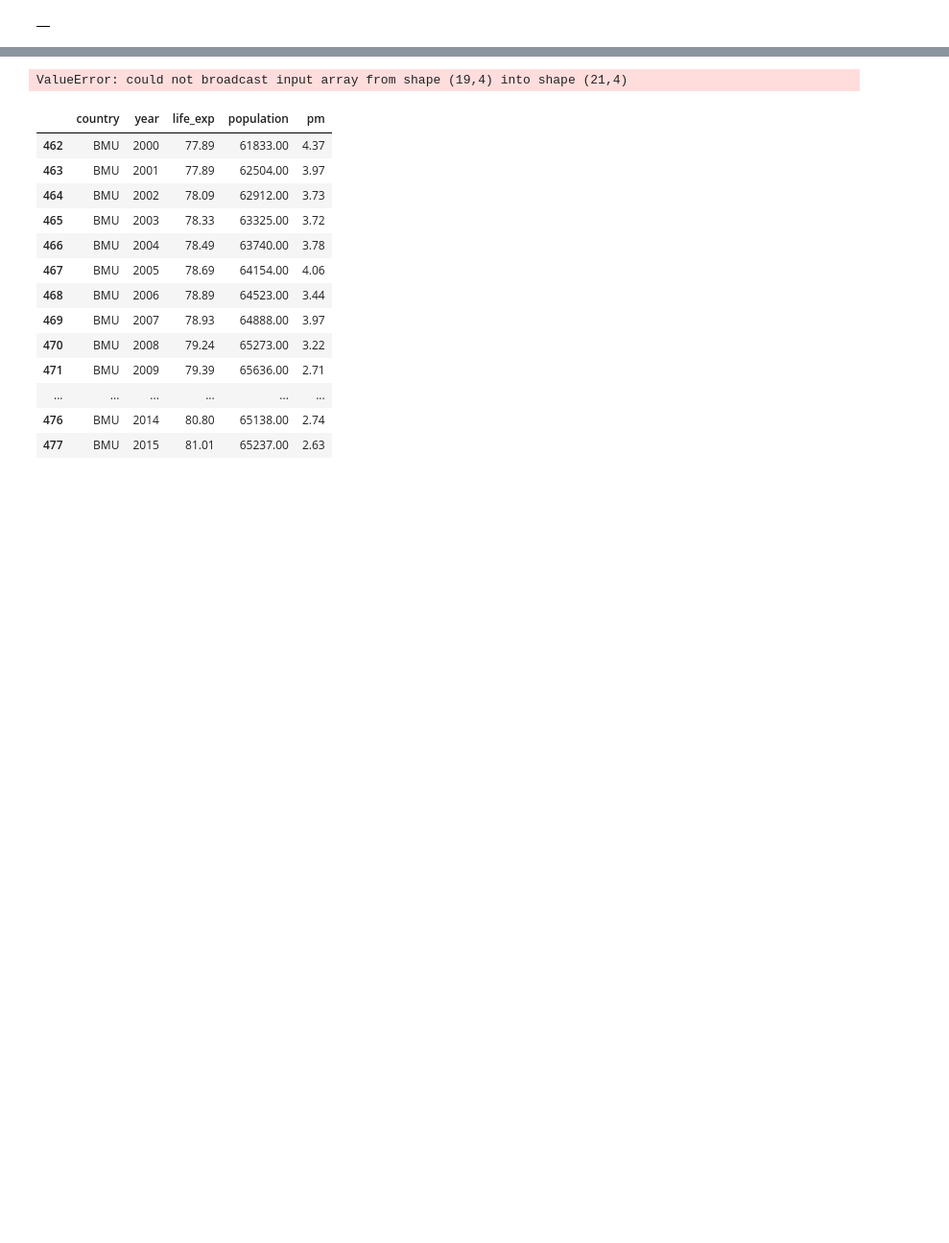
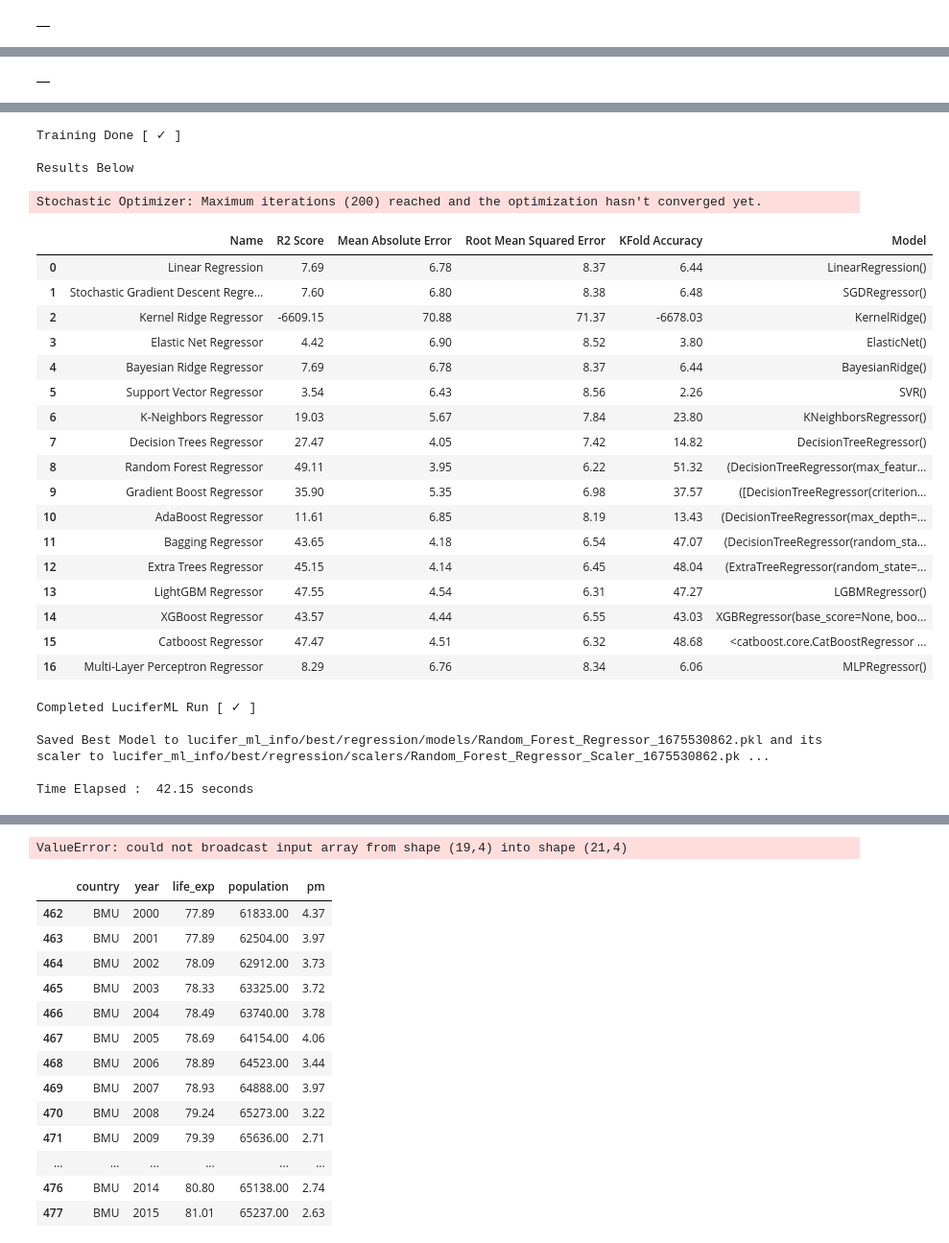
Before and after one commit to fndvit/mds-udg-viz-i-dgcp-hackathon-23, a Jupyter notebook: src/models/josep-notebook-proves.ipynb, the cells around one changed output, grey strips where cells are left out. Shown: that part at 96% size. Saved outputs shown, nothing was run; the diff lists cells and outputs as text; code cells hidden in the pictures; blank space fills up the shorter version.

Commit message:
added flatten data

```diff
--- a/src/models/josep-notebook-proves.ipynb
+++ b/src/models/josep-notebook-proves.ipynb
@@ -113,8 +168,5 @@ nested_df = pd.merge(nested_df, nested_df_pm, on=['country', 'year'], how='inner
-# %%
-# Save the nested_df to a csv
-# drop countries in country_fake
-nested_df = nested_df[~nested_df['country'].isin(county_fake)]
-nested_df.to_csv(os.path.join(cwd, 'data', 'nested_df.csv'), index=False)
+# %%
+nested_df.reset_index(inplace=True)
 # %%
 # Create the folder if it does not exist
 if not os.path.exists(os.path.join(cwd, 'data', 'images')):
@@ -137,6 +189,29 @@ for country in nested_df['country'].unique():
     if country in county_fake:
         continue
     else:
-        nested_df_country.drop('country', axis=1, inplace=True)
-        nested_df_country.tail(15).to_csv(os.path.join(cwd, 'data', 'images', str(country) + '.csv') , index=False)
-        pd.concat([all_df, nested_df_country.tail(15)])
+        #nested_df_country.drop('country', axis=1, inplace=True)
+        #nested_df_country.tail(15).to_csv(os.path.join(cwd, 'data', 'images', str(country) + '.csv') , index=False)
+        all_df = pd.concat([all_df, nested_df_country.tail(15)])
+
+country_cluster_SOM = ['COD', 'COL', 'ESP', 'FRA', 'IRN', 'ITA', 'KOR', 'MMR', 'THA', 'TUR', 'TZA', 'UKR', 'ZAF']
+country_cluster_kmeans = ['COD', 'BDI', 'BOL', 'BTN', 'CNR', 'GNQ', 'IRQ', 'LAO', 'MMR', 'MNG', 'RWA', 'UGA']
+country_cluster_kmeans_Lloren = ["COD", "DEU", "EGY", "ETH", "FRA", "GBR", "IRN", "ITA", "PHL", "THA", "TUR", "VNM"]
+country_cluster_kmeans_Lloren_2 = ["BFA", "CHL", "ECU", "GTM", "KAZ", "KHM", "MLI", "MWI", "NER", "NLD", "SEN", "ZMB", "ZWE"]
+
+country_list_fdp = '''"ABW" "AFG" "AGO" "ALB" "ARE" "ARM" "ATG" "AUS" "AUT" "AZE" "BDI" "BEL" "BEN" "BFA" "BGR"
+ "BHR" "BHS" "BIH" "BLR" "BLZ" "BMU" "BOL" "BRB" "BRN" "BTN" "BWA" "CAF" "CAN" "CHE" "CHL"
+ "CIV" "CMR" "COM" "CPV" "CRI" "CUB" "CYP" "CZE" "DJI" "DNK" "DOM" "DZA" "ECU" "ERI" "EST"
+ "FIN" "FJI" "FRO" "FSM" "GAB" "GEO" "GHA" "GIB" "GIN" "GMB" "GNB" "GNQ" "GRC" "GRD" "GRL"
+ "GTM" "GUM" "GUY" "HND" "HRV" "HTI" "HUN" "IMN" "IRL" "IRQ" "ISL" "ISR" "JAM" "JOR" "KAZ"
+ "KGZ" "KHM" "KIR" "KWT" "LAO" "LBN" "LBR" "LBY" "LCA" "LIE" "LKA" "LSO" "LTU" "LUX" "LVA"
+ "MAF" "MAR" "MDA" "MDG" "MDV" "MKD" "MLI" "MLT" "MNE" "MNG" "MOZ" "MRT" "MUS" "MWI" "MYS"
+"NAM" "NCL" "NER" "NIC" "NLD" "NOR" "NPL" "NZL" "OMN" "PAN" "PER" "PNG" "POL" "PRI" "PRK"
+"PRT" "PRY" "PSE" "PYF" "QAT" "ROU" "RWA" "SAU" "SDN" "SEN" "SGP" "SLB" "SLE" "SLV" "SOM"
+"SRB" "SSD" "SUR" "SVK" "SVN" "SWE" "SWZ" "SYC" "SYR" "TCA" "TCD" "TGO" "TJK" "TKM" "TLS"
+"TON" "TTO" "TUN" "TUV" "UGA" "URY" "VCT" "VEN" "VGB" "VIR" "VUT" "WSM" "ZMB" "ZWE"'''
+#remove the character \n
+country_list_fdp = country_list_fdp.replace('\n', '')
+
+country_list_fdp = country_list_fdp.split(' ')
+country_list_fdp = [str(country) for country in country_list_fdp]
+country_list_fdp = [country.replace('"', '') for country in country_list_fdp]
@@ -206,0 +226,14 @@ nested_df
+# %%
+all_df
+# %% [output]
+|  |
+# %%
+#all_df = all_df[all_df['country'].isin(country_cluster_kmeans_Lloren)]
+all_df.drop(['country', 'year'], axis=1, inplace=True)
+
+X = all_df.drop('life_exp', axis=1)
+y = all_df['life_exp']
+
+regressor = Regression(predictor = 'all')
+regressor.fit(X, y)
+# %% [output]
@@ -206,0 +265,27 @@ nested_df
+Training Done [ ✓ ]
+
+Results Below
+Stochastic Optimizer: Maximum iterations (200) reached and the optimization hasn't converged yet.
+|  | Name | R2 Score | Mean Absolute Error | Root Mean Squared Error | KFold Accuracy | Model |
+| 0 | Linear Regression | 7.69 | 6.78 | 8.37 | 6.44 | LinearRegression() |
+| 1 | Stochastic Gradient Descent Regre... | 7.60 | 6.80 | 8.38 | 6.48 | SGDRegressor() |
+| 2 | Kernel Ridge Regressor | -6609.15 | 70.88 | 71.37 | -6678.03 | KernelRidge() |
+| 3 | Elastic Net Regressor | 4.42 | 6.90 | 8.52 | 3.80 | ElasticNet() |
+| 4 | Bayesian Ridge Regressor | 7.69 | 6.78 | 8.37 | 6.44 | BayesianRidge() |
+| 5 | Support Vector Regressor | 3.54 | 6.43 | 8.56 | 2.26 | SVR() |
+| 6 | K-Neighbors Regressor | 19.03 | 5.67 | 7.84 | 23.80 | KNeighborsRegressor() |
+| 7 | Decision Trees Regressor | 27.47 | 4.05 | 7.42 | 14.82 | DecisionTreeRegressor() |
+| 8 | Random Forest Regressor | 49.11 | 3.95 | 6.22 | 51.32 | (DecisionTreeRegressor(max_featur... |
+| 9 | Gradient Boost Regressor | 35.90 | 5.35 | 6.98 | 37.57 | ([DecisionTreeRegressor(criterion... |
+| 10 | AdaBoost Regressor | 11.61 | 6.85 | 8.19 | 13.43 | (DecisionTreeRegressor(max_depth=... |
+| 11 | Bagging Regressor | 43.65 | 4.18 | 6.54 | 47.07 | (DecisionTreeRegressor(random_sta... |
+| 12 | Extra Trees Regressor | 45.15 | 4.14 | 6.45 | 48.04 | (ExtraTreeRegressor(random_state=... |
+| 13 | LightGBM Regressor | 47.55 | 4.54 | 6.31 | 47.27 | LGBMRegressor() |
+| 14 | XGBoost Regressor | 43.57 | 4.44 | 6.55 | 43.03 | XGBRegressor(base_score=None, boo... |
+| 15 | Catboost Regressor | 47.47 | 4.51 | 6.32 | 48.68 | <catboost.core.CatBoostRegressor ... |
+| 16 | Multi-Layer Perceptron Regressor | 8.29 | 6.76 | 8.34 | 6.06 | MLPRegressor() |
+Completed LuciferML Run [ ✓ ]
+
+Saved Best Model to lucifer_ml_info/best/regression/models/Random_Forest_Regressor_1675530862.pkl and its scaler to lucifer_ml_info/best/regression/scalers/Random_Forest_Regressor_Scaler_1675530862.pk ...
+
+Time Elapsed :  42.15 seconds
```
Also changed, not shown: parts of 26 cells of this notebook, 3 other files.
